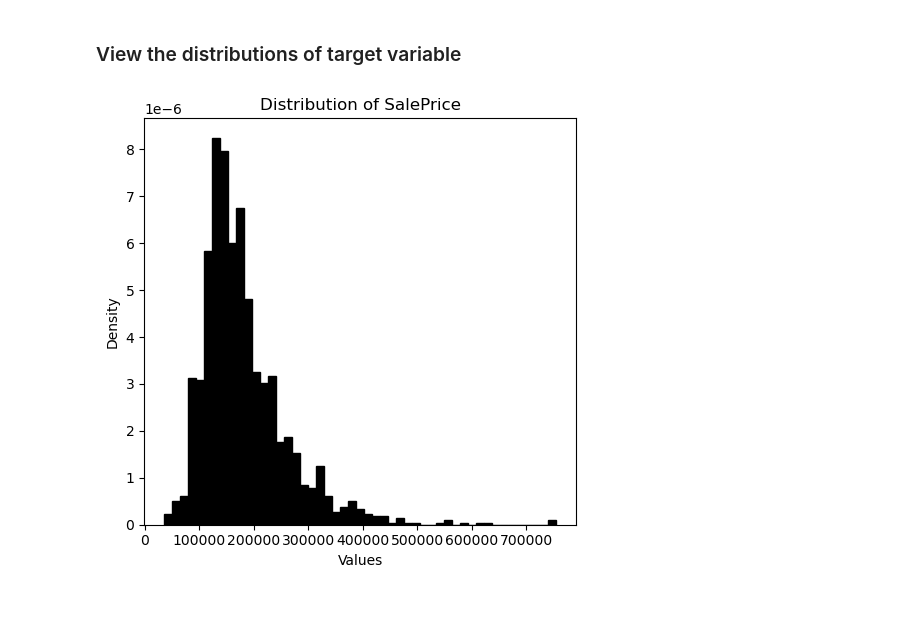
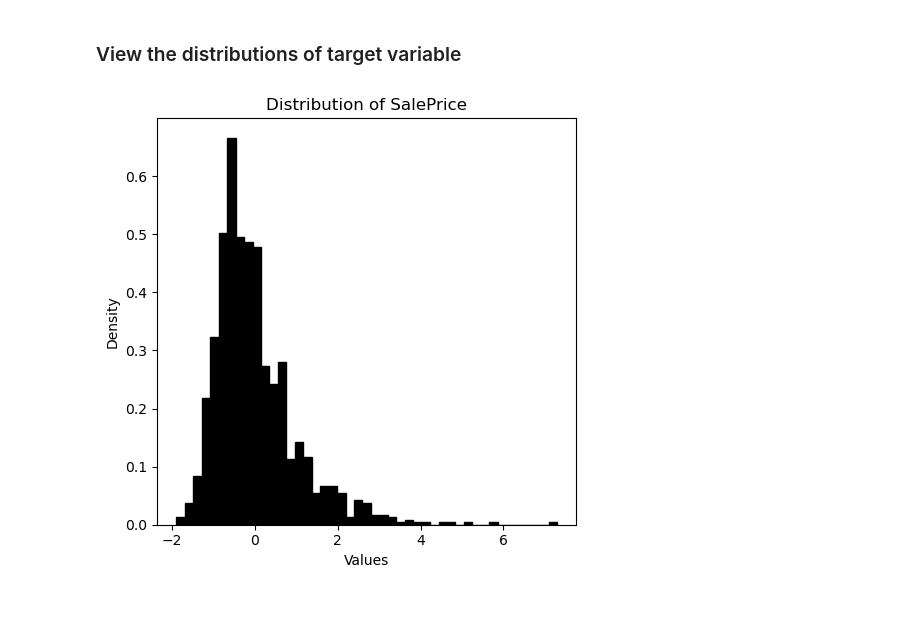
Before and after one commit to ajy25/TabularMagic, a Jupyter notebook: demo/regression_start_to_finish_demo.ipynb, the cells around one changed output. Saved outputs shown, nothing was run; the diff lists cells and outputs as text; code cells hidden in the pictures.

```diff
--- a/demo/regression_start_to_finish_demo.ipynb
+++ b/demo/regression_start_to_finish_demo.ipynb
@@ -29,4 +29,6 @@ df shape: (1460, 80)
 # %% [markdown]
 ### Create a TabularMagic object
 # %%
-tm = TabularMagic(df=df_train, test_size=0)
+tm = TabularMagic(df=df_train, test_size=0.2)
+print(tm.categorical_columns)
+print(tm.continuous_columns)
@@ -58,0 +40,4 @@ display(tm.train_eda.categorical_summary_statistics)
+# %%
+train_eda = tm.eda('train')
+display(train_eda.categorical_summary_statistics)
+display(train_eda.continuous_summary_statistics)
@@ -59,11 +65,11 @@ display(tm.train_eda.categorical_summary_statistics)
 # %% [markdown]
 ### View the distributions of target variable
 # %%
-fig = tm.train_eda['SalePrice'].plot_distribution()    # create a Figure
+fig = train_eda['SalePrice'].plot_distribution('standardize')    # create a Figure
 display(fig)    # diplay the Figure
 plt.close(fig)  # close the Figure to conserve memory
 # %% [output]
-[figure, old version]
+[figure, new version]
 # %% [markdown]
 ###
 # %% [markdown]
```
Also changed, not shown: parts of 8 cells of this notebook, 7 other files.
